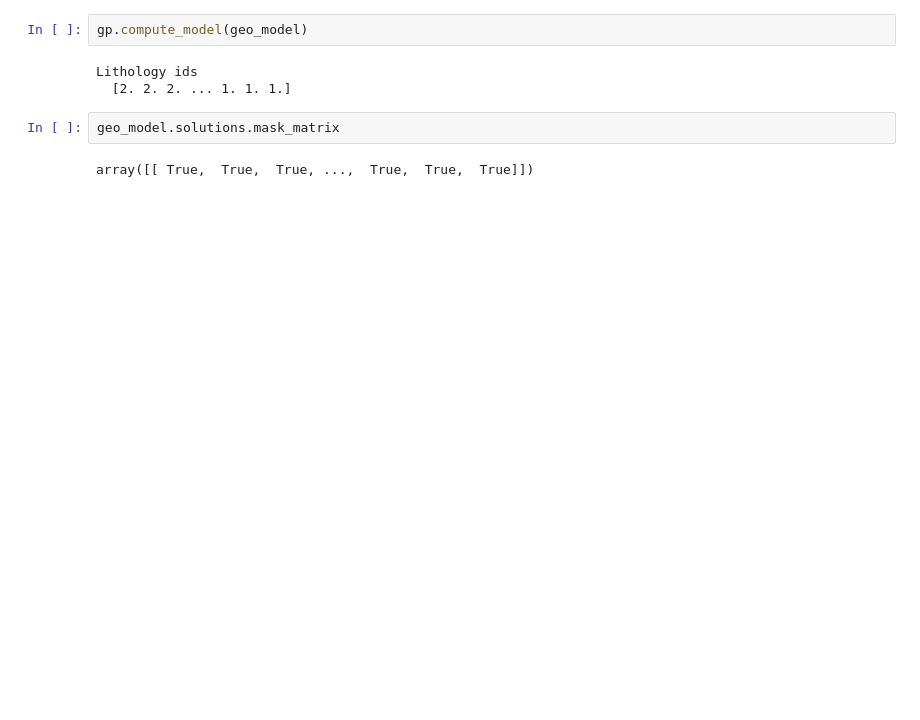
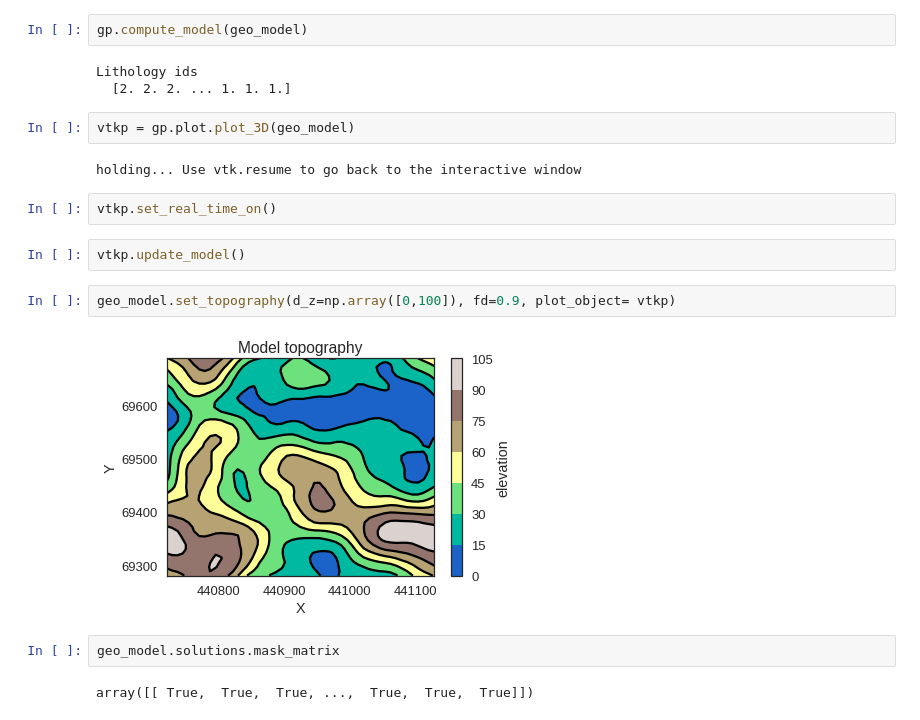
Before and after one commit to gempy-project/gempy, a Jupyter notebook: notebooks/tutorials/ch1-7-Adding_Topography.ipynb, the cells around one changed output. Saved outputs shown, nothing was run; the diff lists cells and outputs as text; blank space fills up the shorter version.

```diff
--- a/notebooks/tutorials/ch1-7-Adding_Topography.ipynb
+++ b/notebooks/tutorials/ch1-7-Adding_Topography.ipynb
@@ -102,6 +106,18 @@ gp.compute_model(geo_model)
 # %% [output]
 Lithology ids
   [2. 2. 2. ... 1. 1. 1.]
+# %%
+vtkp = gp.plot.plot_3D(geo_model)
+# %% [output]
+holding... Use vtk.resume to go back to the interactive window
+# %%
+vtkp.set_real_time_on()
+# %%
+vtkp.update_model()
+# %%
+geo_model.set_topography(d_z=np.array([0,100]), fd=0.9, plot_object= vtkp)
+# %% [output]
+[figure, added]
 # %%
 geo_model.solutions.mask_matrix
 # %% [output]
```
Also changed, not shown: parts of 14 cells of this notebook, 13 other files.
